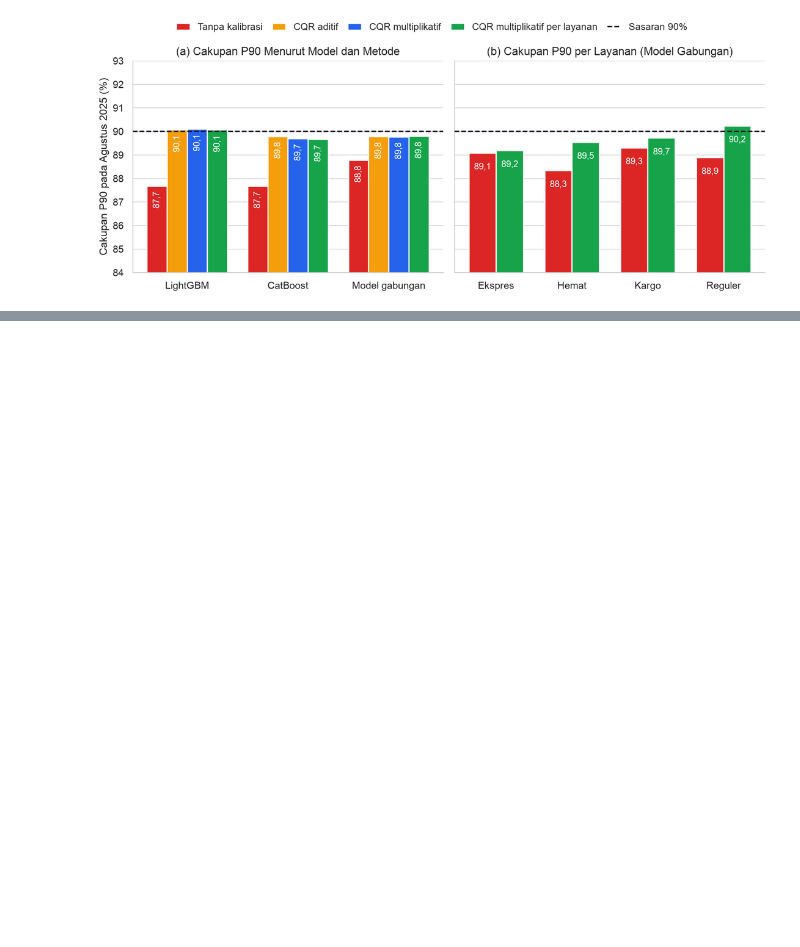
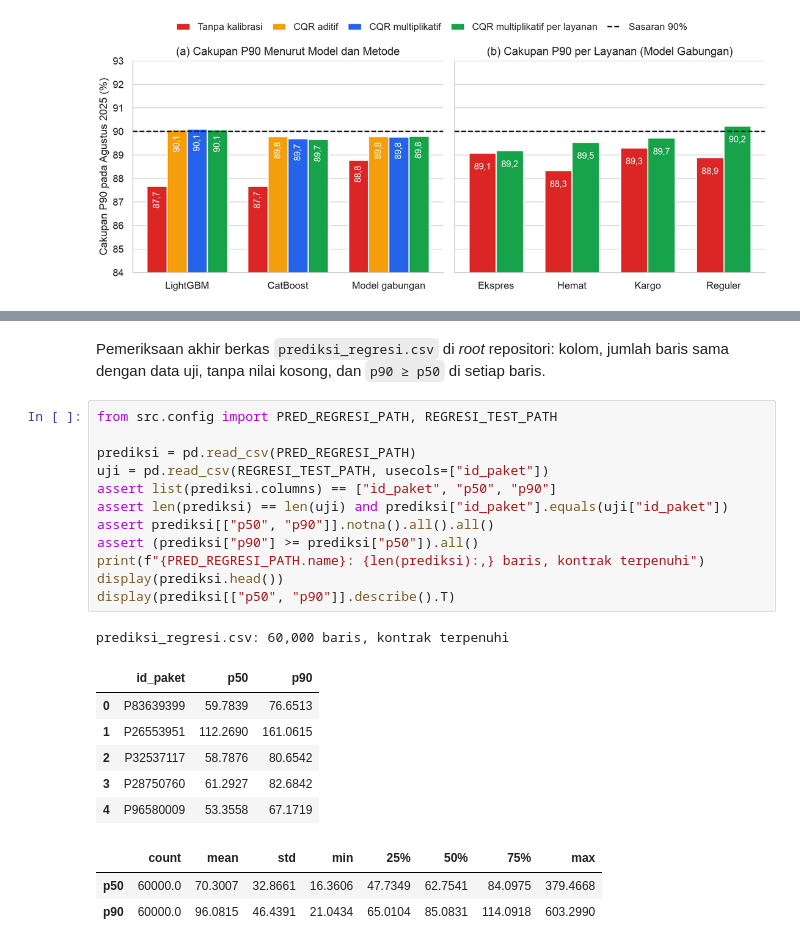
Before and after one commit to Nerodix/uts-ml-2026, a Jupyter notebook: kode/notebooks/tugas1_regresi.ipynb, the cells around one changed output, grey strips where cells are left out. Cells and saved outputs as stored; diff of their text form; blank space fills up the shorter version.

```diff
--- a/kode/notebooks/tugas1_regresi.ipynb
+++ b/kode/notebooks/tugas1_regresi.ipynb
@@ -374,0 +458,26 @@ Metode terpilih: group_multiplicative_cqr
+# %% [markdown]
+Pemeriksaan akhir berkas `prediksi_regresi.csv` di *root* repositori: kolom, jumlah baris sama dengan
+data uji, tanpa nilai kosong, dan `p90 ≥ p50` di setiap baris.
+# %%
+from src.config import PRED_REGRESI_PATH, REGRESI_TEST_PATH
+
+prediksi = pd.read_csv(PRED_REGRESI_PATH)
+uji = pd.read_csv(REGRESI_TEST_PATH, usecols=["id_paket"])
+assert list(prediksi.columns) == ["id_paket", "p50", "p90"]
+assert len(prediksi) == len(uji) and prediksi["id_paket"].equals(uji["id_paket"])
+assert prediksi[["p50", "p90"]].notna().all().all()
+assert (prediksi["p90"] >= prediksi["p50"]).all()
+print(f"{PRED_REGRESI_PATH.name}: {len(prediksi):,} baris, kontrak terpenuhi")
+display(prediksi.head())
+display(prediksi[["p50", "p90"]].describe().T)
+# %% [output]
+prediksi_regresi.csv: 60,000 baris, kontrak terpenuhi
+|  | id_paket | p50 | p90 |
+| 0 | P83639399 | 59.7839 | 76.6513 |
+| 1 | P26553951 | 112.2690 | 161.0615 |
+| 2 | P32537117 | 58.7876 | 80.6542 |
+| 3 | P28750760 | 61.2927 | 82.6842 |
+| 4 | P96580009 | 53.3558 | 67.1719 |
+|  | count | mean | std | min | 25% | 50% | 75% | max |
+| p50 | 60000.0 | 70.3007 | 32.8661 | 16.3606 | 47.7349 | 62.7541 | 84.0975 | 379.4668 |
+| p90 | 60000.0 | 96.0815 | 46.4391 | 21.0434 | 65.0104 | 85.0831 | 114.0918 | 603.2990 |
```
Also changed, not shown: parts of 3 cells of this notebook.
